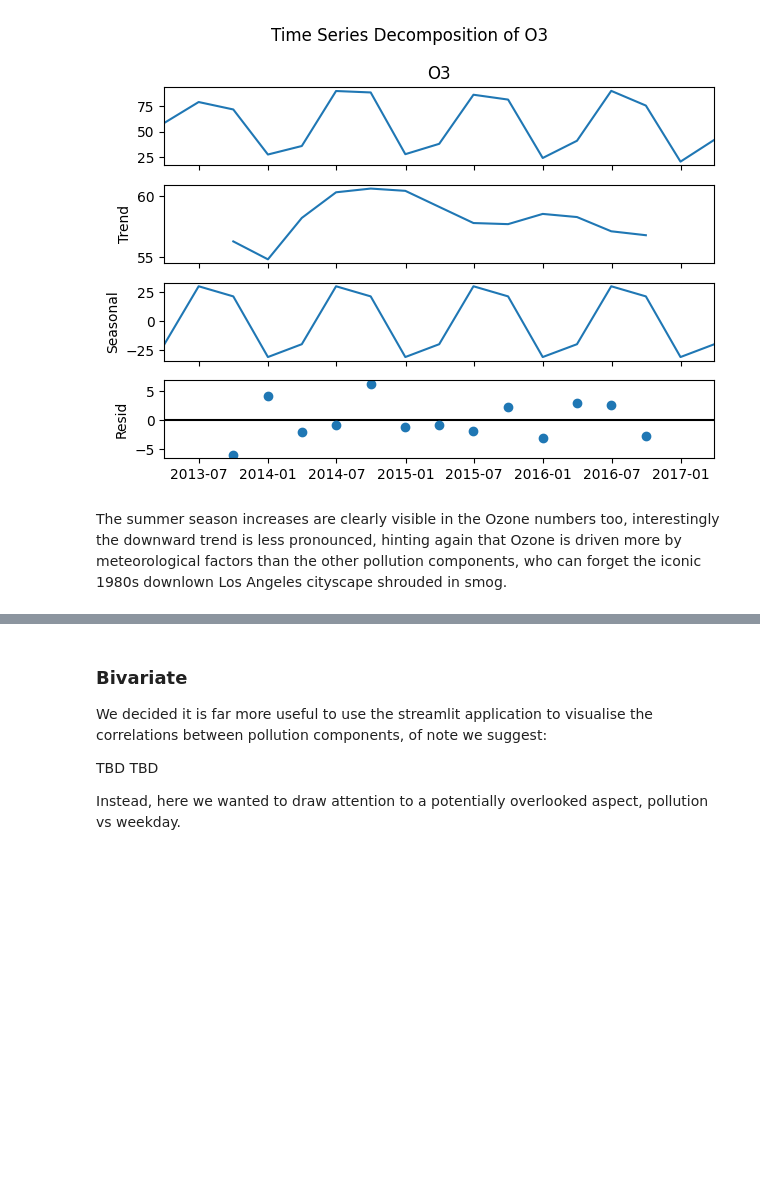
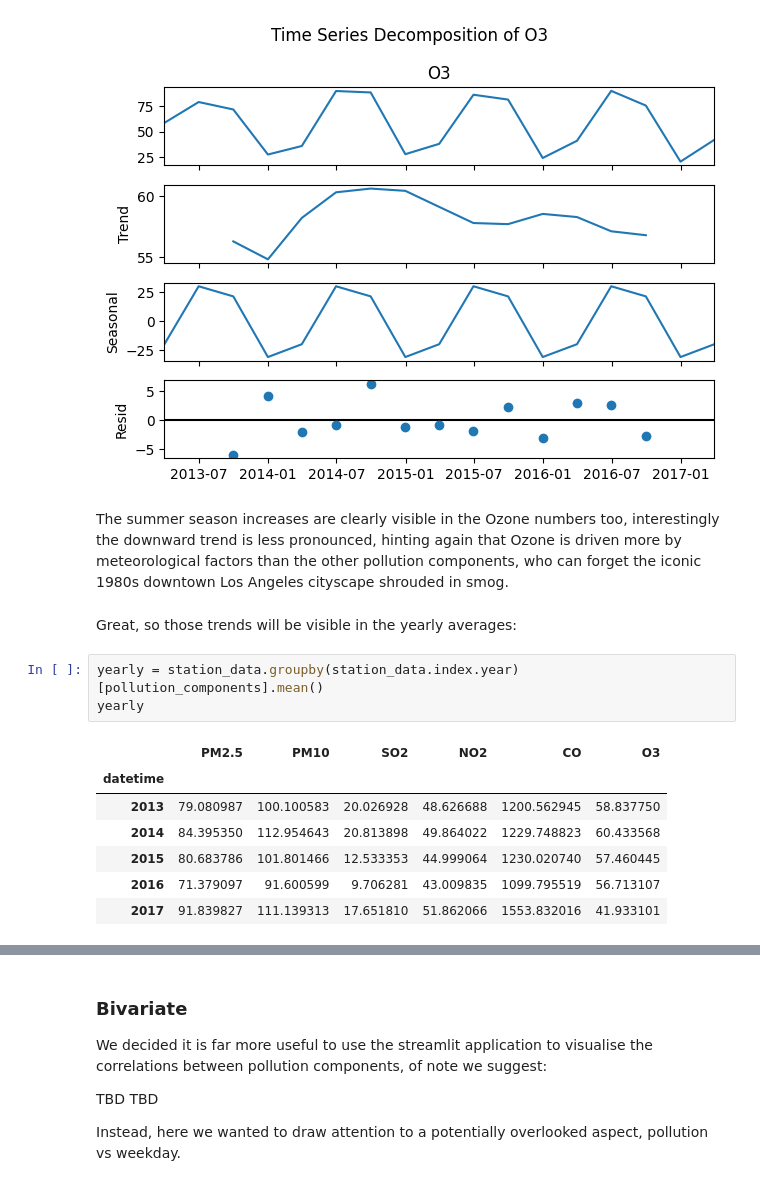
Before and after one commit to almar5855/CMP7005_PRAC1, a Jupyter notebook: st20339453 CMP7005 PRAC1.ipynb, the cells around one changed output, grey strips where cells are left out. Saved outputs shown, nothing was run; the diff lists cells and outputs as text; blank space fills up the shorter version.

```diff
--- a/st20339453 CMP7005 PRAC1.ipynb
+++ b/st20339453 CMP7005 PRAC1.ipynb
@@ -718,4 +718,17 @@ plot_decomposition('O3')
 # %% [output]
 [figure]
 # %% [markdown]
-The summer season increases are clearly visible in the Ozone numbers too, interestingly the downward trend is less pronounced, hinting again that Ozone is driven more by meteorological factors than the other pollution components, who can forget the iconic 1980s downlown Los Angeles cityscape shrouded in smog.
+The summer season increases are clearly visible in the Ozone numbers too, interestingly the downward trend is less pronounced, hinting again that Ozone is driven more by meteorological factors than the other pollution components, who can forget the iconic 1980s downtown Los Angeles cityscape shrouded in smog.
+# %% [markdown]
+Great, so those trends will be visible in the yearly averages:
+# %%
+yearly = station_data.groupby(station_data.index.year)[pollution_components].mean()
+yearly
+# %% [output]
+|  | PM2.5 | PM10 | SO2 | NO2 | CO | O3 |
+| datetime |  |  |  |  |  |  |
+| 2013 | 79.080987 | 100.100583 | 20.026928 | 48.626688 | 1200.562945 | 58.837750 |
+| 2014 | 84.395350 | 112.954643 | 20.813898 | 49.864022 | 1229.748823 | 60.433568 |
+| 2015 | 80.683786 | 101.801466 | 12.533353 | 44.999064 | 1230.020740 | 57.460445 |
+| 2016 | 71.379097 | 91.600599 | 9.706281 | 43.009835 | 1099.795519 | 56.713107 |
+| 2017 | 91.839827 | 111.139313 | 17.651810 | 51.862066 | 1553.832016 | 41.933101 |
```
Also changed, not shown: parts of 9 cells of this notebook.
